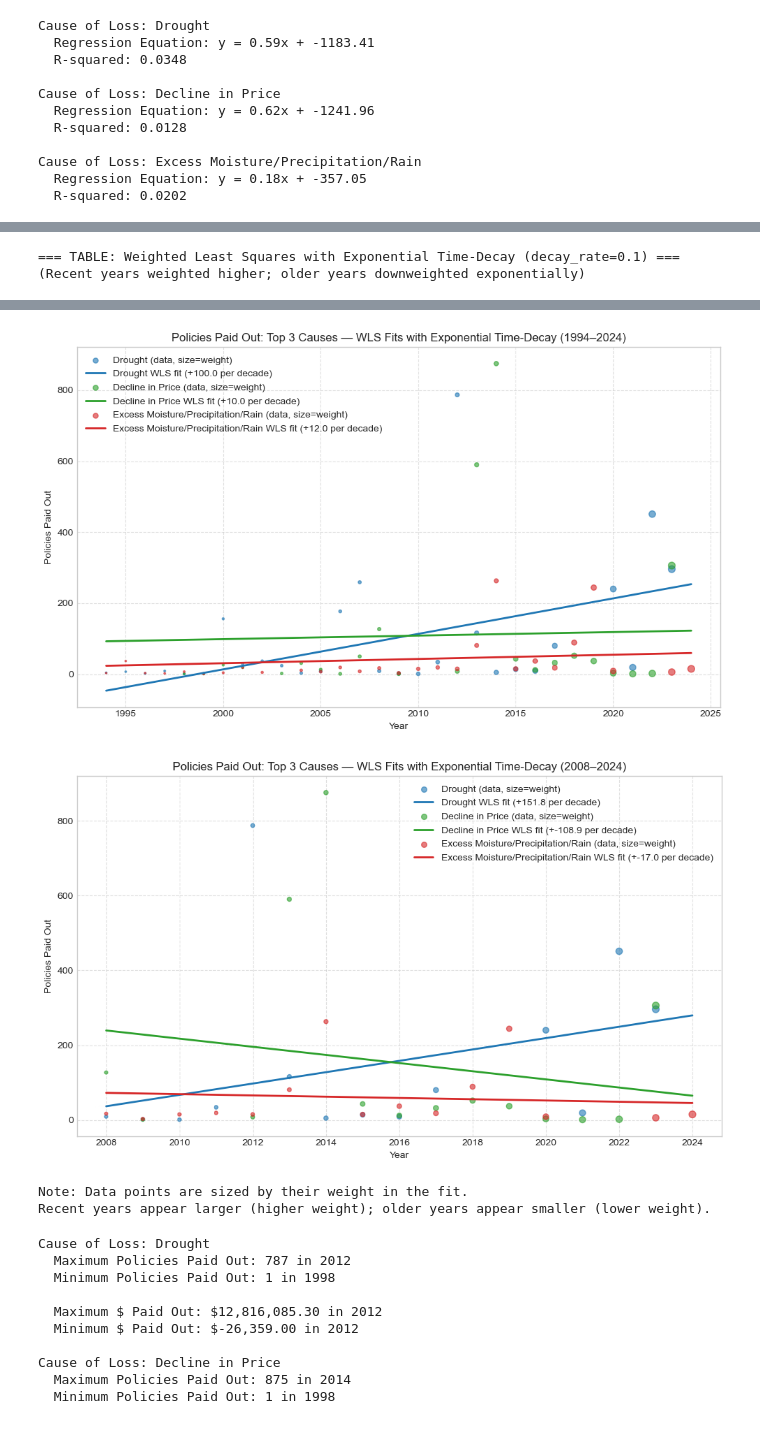
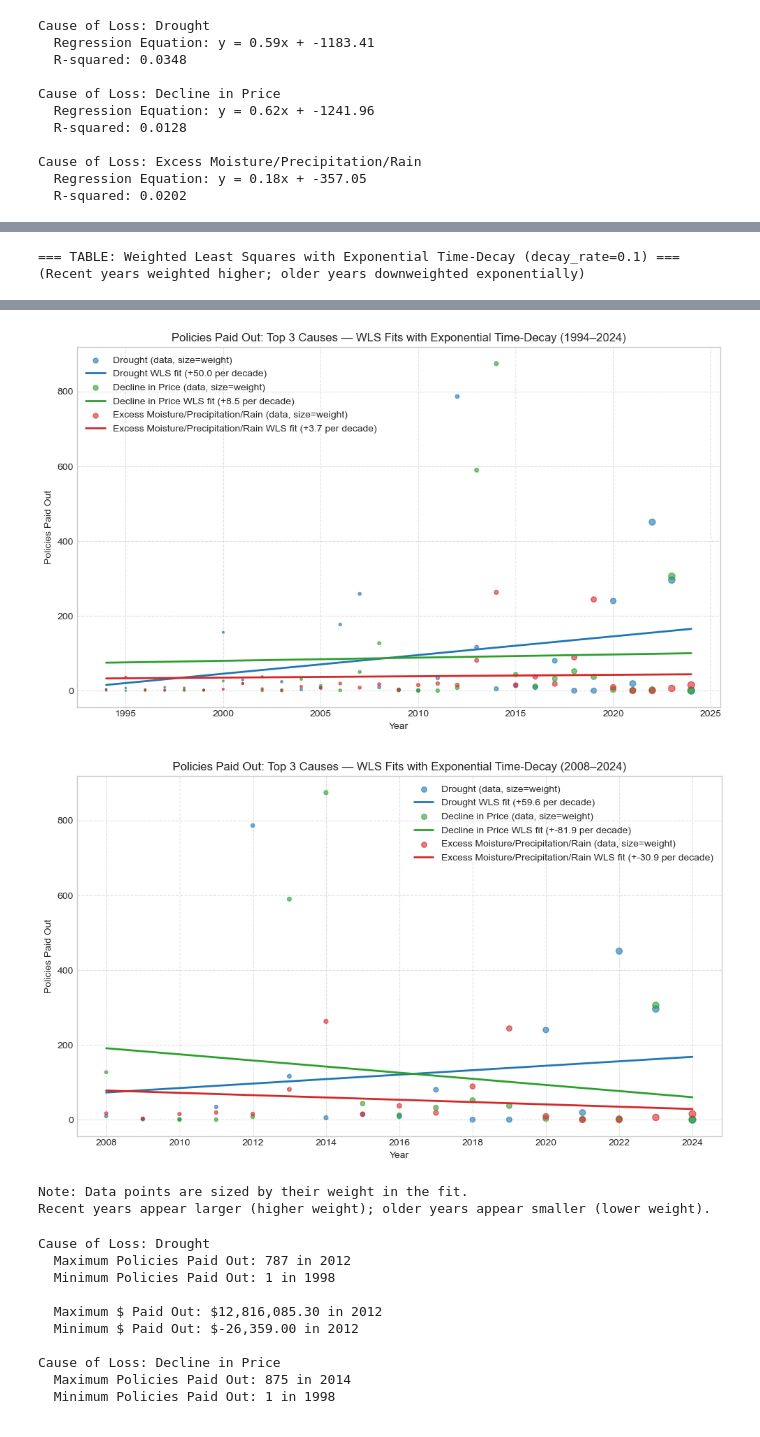
Before and after one commit to blueleaflabs/mtfc-scenario, a Jupyter notebook: scenariophase.ipynb, the cells around one changed output, grey strips where cells are left out. Saved outputs shown, nothing was run; the diff lists cells and outputs as text; code cells hidden in the pictures.

```diff
--- a/scenariophase.ipynb
+++ b/scenariophase.ipynb
@@ -635,7 +635,11 @@ colors = ["blue", "green", "red"]
 reg_results = []
 
 for cause, color in zip(top3_causes, colors):
-    subset = yearly[yearly["Cause of Loss"] == cause].sort_values("Year")
+    # Reindex to include all years 1994-2024 with zero for missing combinations
+    subset = yearly[yearly["Cause of Loss"] == cause].set_index("Year")
+    subset = subset.reindex(range(1994, 2025), fill_value=0)["# of Policies Paid Out"].reset_index()
+    subset.columns = ["Year", "# of Policies Paid Out"]
+    subset = subset.sort_values("Year")
     X = subset["Year"].values.reshape(-1, 1)
     y = subset["# of Policies Paid Out"].values
 
@@ -688,7 +692,7 @@ from sklearn.metrics import r2_score
 df = cause_of_loss_smith_co.copy()
 df["Year"] = pd.to_numeric(df["Year"], errors="coerce")
 df["# of Policies Paid Out"] = pd.to_numeric(df["# of Policies Paid Out"], errors="coerce").fillna(0)
-yearly = (
+yearly_raw = (
     df[(df["Year"]>=1994)&(df["Year"]<=2024)]
     .groupby(["Year","Cause of Loss"])["# of Policies Paid Out"]
     .sum()
@@ -697,9 +701,18 @@ yearly = (
 
 # Top 3 causes overall
 top3 = (
-    yearly.groupby("Cause of Loss")["# of Policies Paid Out"]
+    yearly_raw.groupby("Cause of Loss")["# of Policies Paid Out"]
     .sum().sort_values(ascending=False).head(3).index.tolist()
 )
+
+# Reindex yearly data to include all years for all causes (missing = 0)
+yearly = []
+for cause in top3:
+    cause_data = yearly_raw[yearly_raw["Cause of Loss"] == cause].set_index("Year")
+    cause_data = cause_data.reindex(range(1994, 2025), fill_value=0)
+    cause_data["Cause of Loss"] = cause
+    yearly.append(cause_data.reset_index())
+yearly = pd.concat(yearly, ignore_index=True)
 
 def fit_and_summarize(sub, cause, start=1994, end=2024, robust=False):
     z = sub[(sub["Year"]>=start)&(sub["Year"]<=end)&(sub["Cause of Loss"]==cause)].sort_values("Year")
@@ -883,7 +896,7 @@ from sklearn.metrics import r2_score
 df = cause_of_loss_smith_co.copy()
 df["Year"] = pd.to_numeric(df["Year"], errors="coerce")
 df["# of Policies Paid Out"] = pd.to_numeric(df["# of Policies Paid Out"], errors="coerce").fillna(0)
-yearly = (
+yearly_raw = (
     df[(df["Year"]>=1994)&(df["Year"]<=2024)]
     .groupby(["Year","Cause of Loss"])["# of Policies Paid Out"]
     .sum()
@@ -892,9 +905,18 @@ yearly = (
 
 # Top 3 causes overall
 top3 = (
-    yearly.groupby("Cause of Loss")["# of Policies Paid Out"]
+    yearly_raw.groupby("Cause of Loss")["# of Policies Paid Out"]
     .sum().sort_values(ascending=False).head(3).index.tolist()
 )
+
+# Reindex yearly data to include all years for all causes (missing = 0)
+yearly = []
+for cause in top3:
+    cause_data = yearly_raw[yearly_raw["Cause of Loss"] == cause].set_index("Year")
+    cause_data = cause_data.reindex(range(1994, 2025), fill_value=0)
+    cause_data["Cause of Loss"] = cause
+    yearly.append(cause_data.reset_index())
+yearly = pd.concat(yearly, ignore_index=True)
 
 def fit_wls_exponential_decay(sub, cause, start=1994, end=2024, decay_rate=0.1):
     """
@@ -1026,5 +1048,5 @@ print("Recent years appear larger (higher weight); older years appear smaller (l
-[figure, old version]
+[figure, new version]
-[figure, old version]
+[figure, new version]
 Note: Data points are sized by their weight in the fit.
 Recent years appear larger (higher weight); older years appear smaller (lower weight).
 # %%
```
Also changed, not shown: parts of 3 cells of this notebook.
